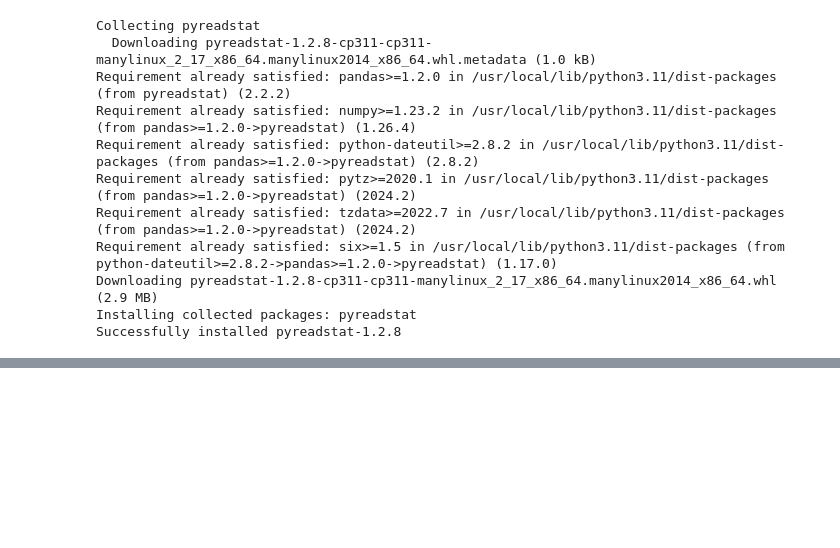
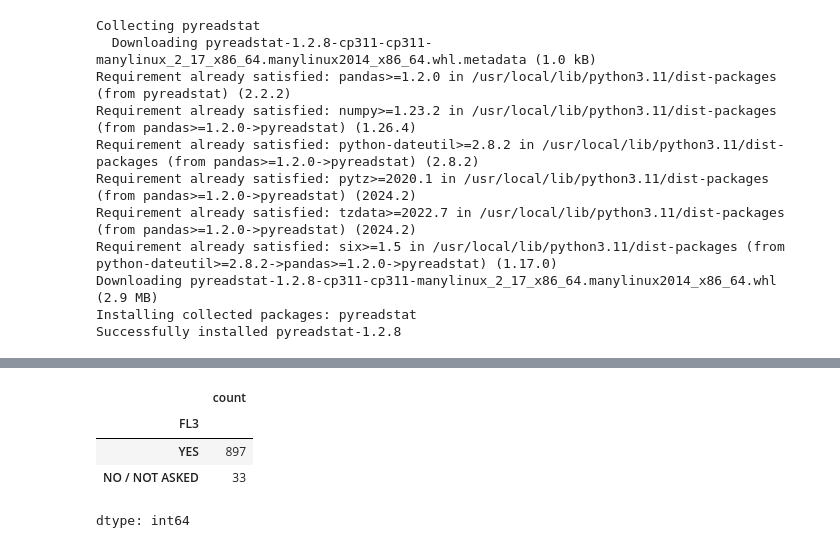
Before and after one commit to Jonchyk/Datamgmt, a Jupyter notebook: PS1.ipynb, the cells around one changed output, grey strips where cells are left out. Saved outputs shown, nothing was run; the diff lists cells and outputs as text; code cells hidden in the pictures; blank space fills up the shorter version.

```diff
--- a/PS1.ipynb
+++ b/PS1.ipynb
@@ -85,0 +152,9 @@ Successfully installed pyreadstat-1.2.8
+# %%
+#further, let's see how many of these children consented to taking hte test.
+df_age["FL3"].value_counts()
+# %% [output]
+|  | count |
+| FL3 |  |
+| YES | 897 |
+| NO / NOT ASKED | 33 |
+dtype: int64
```
Also changed, not shown: parts of 3 cells of this notebook.
